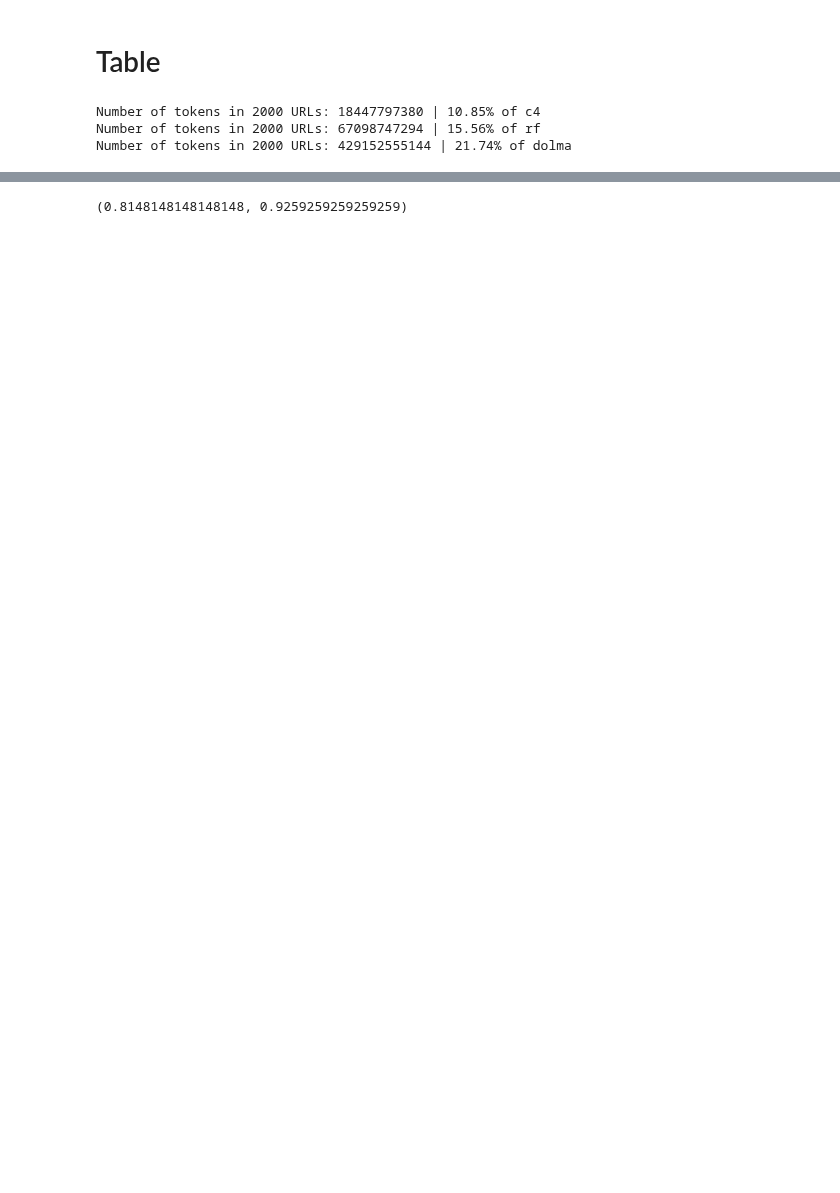
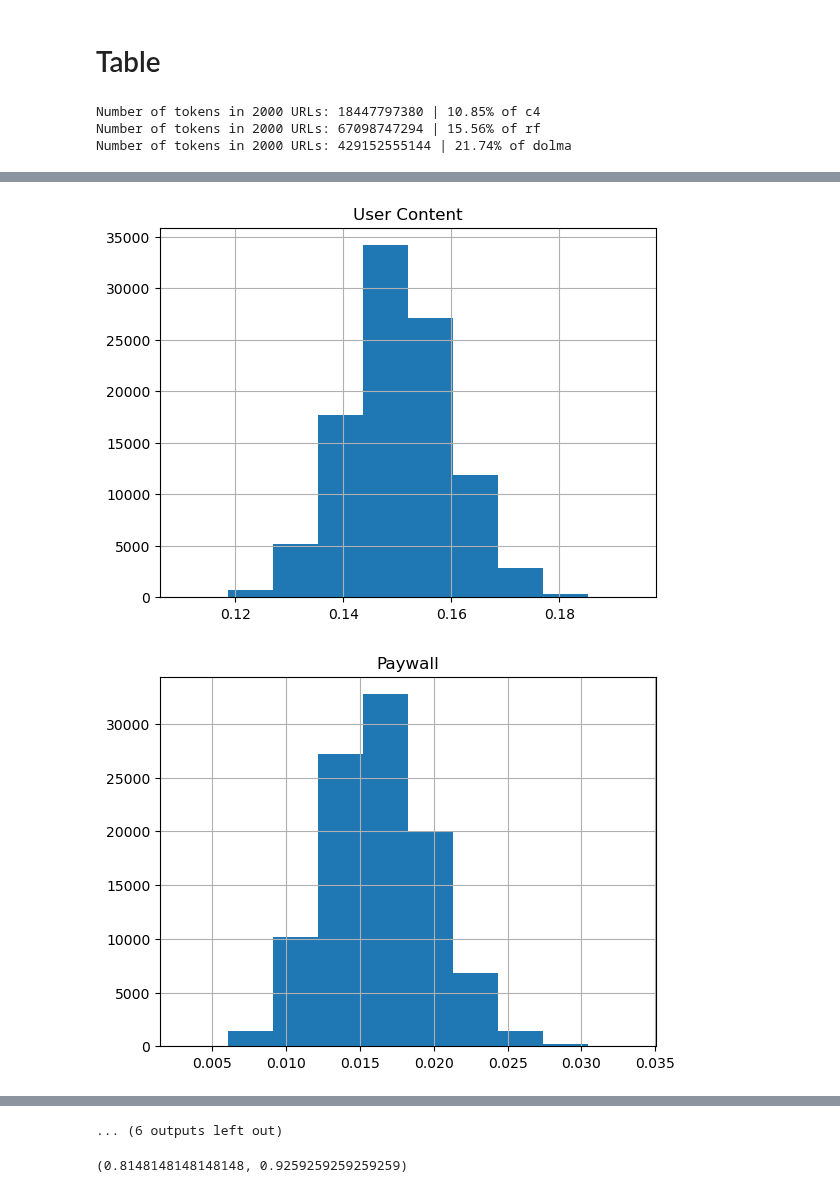
Before and after one commit to Data-Provenance-Initiative/Data-Provenance-Collection, a Jupyter notebook: src/analysis/robots_analysis-tables-confusion-matrices-will.ipynb, the cells around one changed output, grey strips where cells are left out. Saved outputs shown, nothing was run; the diff lists cells and outputs as text; code cells hidden in the pictures; blank space fills up the shorter version.

```diff
--- a/src/analysis/robots_analysis-tables-confusion-matrices-will.ipynb
+++ b/src/analysis/robots_analysis-tables-confusion-matrices-will.ipynb
@@ -216,30 +303,20 @@ def run_population_analysis(
         .set_index('URL') \
         .astype(int)
 
-    lookup_ind = url_token_lookup.index_map[corpus_name]
-    all_urls = set(url_token_lookup.lookup_map.keys())
-    rest_urls = all_urls - set(data_head.index) - set(data_random.index)
-    X_rest = pd.Series({
-        k: v[lookup_ind]
-        for k, v in url_token_lookup.lookup_map.items()
-        if k in rest_urls
-    })
-
-    total_urls = data_head.shape[0] + data_random.shape[0] + X_rest.shape[0]
-    total_tokens = data_head['magnitude'].sum() + data_random['magnitude'].sum() + X_rest.sum()
+    total_urls = url_token_lookup._TOTAL_URLS[corpus_name]
+    total_tokens = url_token_lookup._TOTAL_TOKENS[corpus_name]
+    total_urls_rest = total_urls - data_head.shape[0] - data_random.shape[0]
+    total_tokens_rest = total_tokens - data_head['magnitude'].sum() - data_random['magnitude'].sum()
 
     final_results = {}
     for bvar in ALL_VARS:
-        # model = LogisticRegression(penalty=None, max_iter=1000)
-        # model.fit(data_random[['magnitude']], data_random[bvar])
-        # preds_rest = model.predict_proba(pd.DataFrame(X_rest))[:, 1]
-        preds_rest = data_random[bvar].mean()  # simpler approach!
+        pred_rest = data_random[bvar].mean()
 
-        est_urls = data_head[bvar].sum() + data_random[bvar].sum() + preds_rest.sum()
+        est_urls = data_head[bvar].sum() + data_random[bvar].sum() + (pred_rest * total_urls_rest).sum()
         est_tokens = (
             (data_head['magnitude'] * data_head[bvar]).sum() +
             (data_random['magnitude'] * data_random[bvar]).sum() +
-            (X_rest * preds_rest).sum()
+            (pred_rest * total_tokens_rest).sum()  # FIXME
         )
 
         final_results[bvar] = {
@@ -383,5 +500,8 @@ Number of tokens in 2000 URLs: 429152555144 | 21.74% of dolma
 # %%
-# for i in url_correlation_resamples.index:
-#     fig, ax = plt.subplots()
-#     url_correlation_resamples.loc[i].hist(ax=ax)
-#     ax.set_title(i)
+for i in url_correlation_resamples.index:
+    fig, ax = plt.subplots()
+    url_correlation_resamples.loc[i].hist(ax=ax)
+    ax.set_title(i)
+# %% [output]
+[figure, added]
+[figure, added]
@@ -388,3 +518,4 @@ Number of tokens in 2000 URLs: 429152555144 | 21.74% of dolma
+... (6 outputs left out)
 # %%
 def run_tests(point, boot, alpha=None):
     if alpha is None:
```
Also changed, not shown: parts of 14 cells of this notebook, 4 other files.
